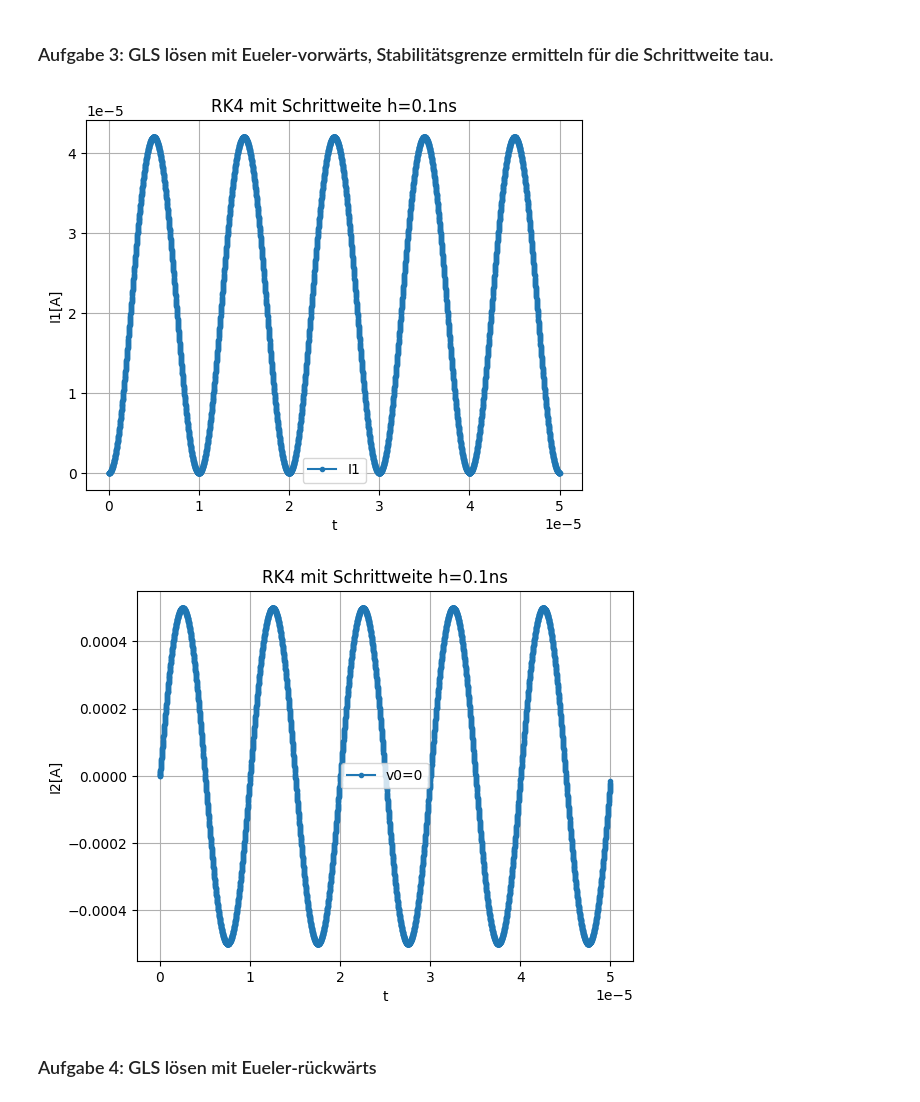
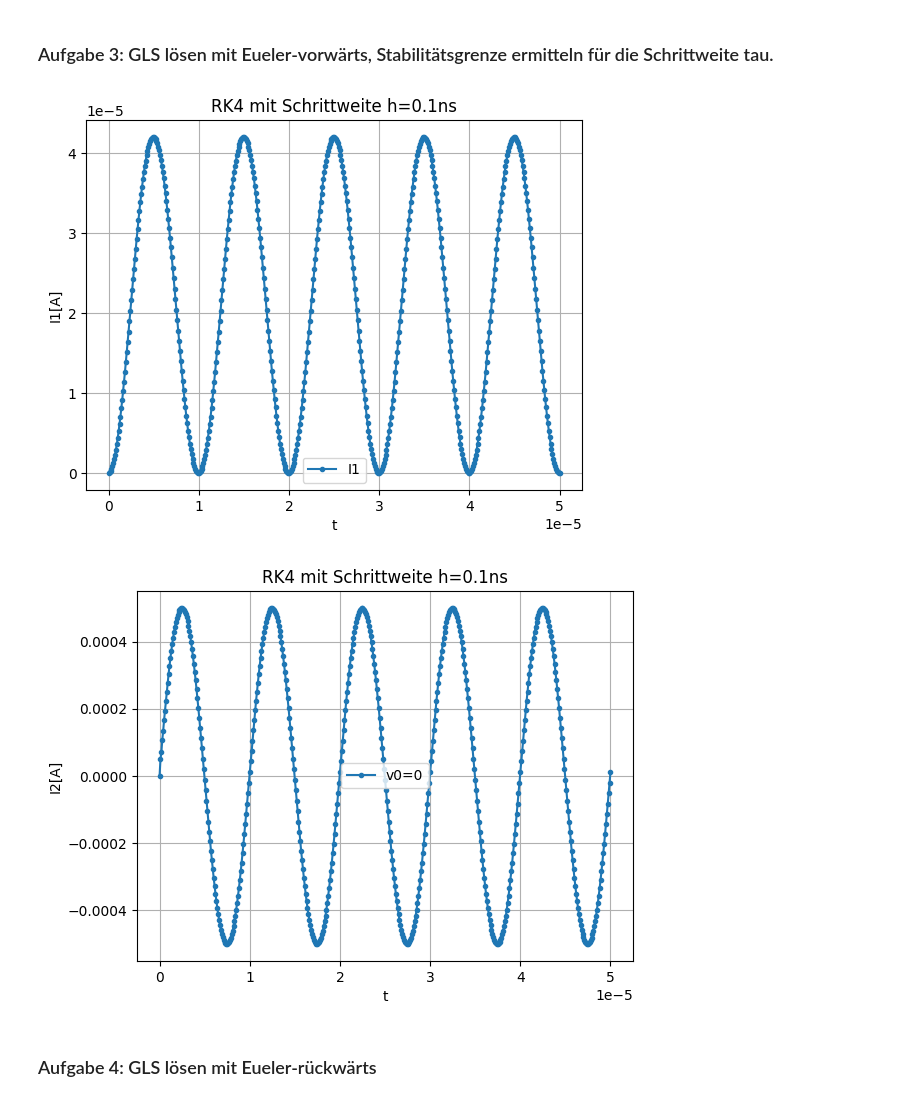
Before and after one commit to hollejon/Numerik, a Jupyter notebook: projekt/transformator.ipynb, the cells around one changed output. Saved outputs shown, nothing was run; the diff lists cells and outputs as text; code cells hidden in the pictures.

```diff
--- a/projekt/transformator.ipynb
+++ b/projekt/transformator.ipynb
@@ -3,16 +3,29 @@
 # %%
 import numpy as np
 import matplotlib.pyplot as plt
+from scipy.integrate import solve_ivp
 
 # Parameter
-f =     10**5         # Frequenz in HZ
+f =     10**5       # Frequenz in HZ
 R1 =    800.0         # Primärwiderstand in Ohm
-Lp =    0.000050      # Primärinduktivität in H
+Lp =    0.00005   # Primärinduktivität in H
 Lps =   150.0*10**-6  # Streuinduktivität in H
 Lsp =   150.0*10**-6  # Streuinduktivität in H
 R2 =    6.0           # Sekundärwiderstand in Ohm
 Ls =    500*10**-6  # Sekundärinduktivität in H
 U0 =    4.0           # Leerlaufspannung in V
 
+k = (1-Lps*Lsp*(1/Ls))
+a = -R1*(1/Lp)/k
+b = (R2*(1/Ls)*Lps)/k
+c = R1/(Lp/Lps-Lp)
+d =0
+D = (a-d)**2+4*b*c
+omega = 0.5*np.sqrt(np.abs(D))
+print(omega)
+print(D)
+
+
+
 print("f:", f, " R1:", R1, " Lp:", Lp, " Lps:", Lps, " Lsp:", Lsp, " R2:", R2, " Ls:", Ls, " U0:", U0)
 # %% [output]
@@ -51,47 +66,54 @@ def eulerforward_2Systeme(t0, x0, h, tend, f):
 
     return t, x
 
+"""
+def model2(t, x):
+    t = t
+    x0 = x[0] # I1
+    x1 = x[1] # I2
+
+    U0 = 4*np.sin(2*np.pi*f*t)
+    return np.array([(R2*x0*Lps*Ls - R1*x1*(1/Lp)-U0) / (1 - (Lsp*Lps*Ls)),
+                      ((R1*x1)-U0)/((Lp/Lsp)-Lps)])
+
+"""
+
 def model2(t, x):
     t = t
     x0 = x[0] # I1
     x1 = x[1] # I2
 
     U0 = -4*np.sin(2*np.pi*f*t)
     return np.array([(R2*x0*Lps/Ls - R1*x1*(1/Lp)-U0/Ls) / (1 - (Lsp*Lps/Ls)),
                       ((R1*x1)-U0)/((Lp/Lsp)-Lps)])
 
 
-
-def analytisch(t):
-    return - ((Lps*Lsp*U0 / Ls*Ls) - (R2 * I2*Lps / Ls) - U0/Ls) / R1
-
 x0 = (0.0, 0.0)
 tend = 0.00005
-h =    0.00000001
+h =    0.0000001
 
 t2, I_x2 = eulerforward_2Systeme(0, x0,h,tend, model2)
 
 # =================== Plot erstellen ===================
 plt.figure(1)
 plt.plot(t2, I_x2[:,0],  '.-', label='I1')
-#plt.plot(t2, analytisch(t2),  '.-', label='I1')
 plt.ylabel('I1[A]')
 plt.xlabel('t')
 plt.title('RK4 mit Schrittweite h=0.1ns')
 plt.legend()
 plt.grid(True)
 
 plt.figure(2)
 plt.plot(t2, I_x2[:,1],  '.-', label='v0=0')
 plt.ylabel('I2[A]')
 plt.xlabel('t')
 plt.title('RK4 mit Schrittweite h=0.1ns')
 plt.legend()
 plt.grid(True)
 plt.show()
 # %% [output]
-[figure, old version]
+[figure, new version]
-[figure, old version]
+[figure, new version]
 # %% [markdown]
 ### Aufgabe 4: GLS lösen mit Eueler-rückwärts
 # %%
```
Also changed, not shown: parts of 5 cells of this notebook.
